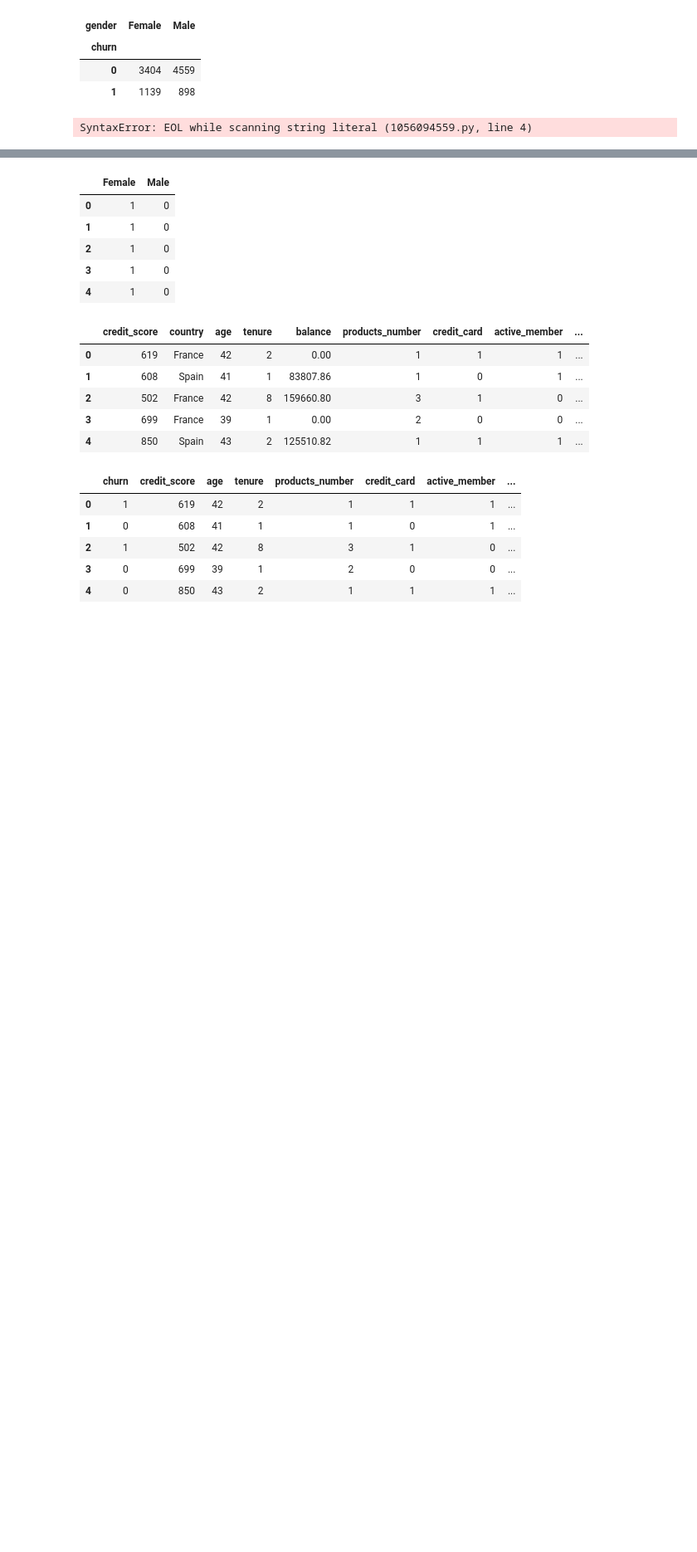
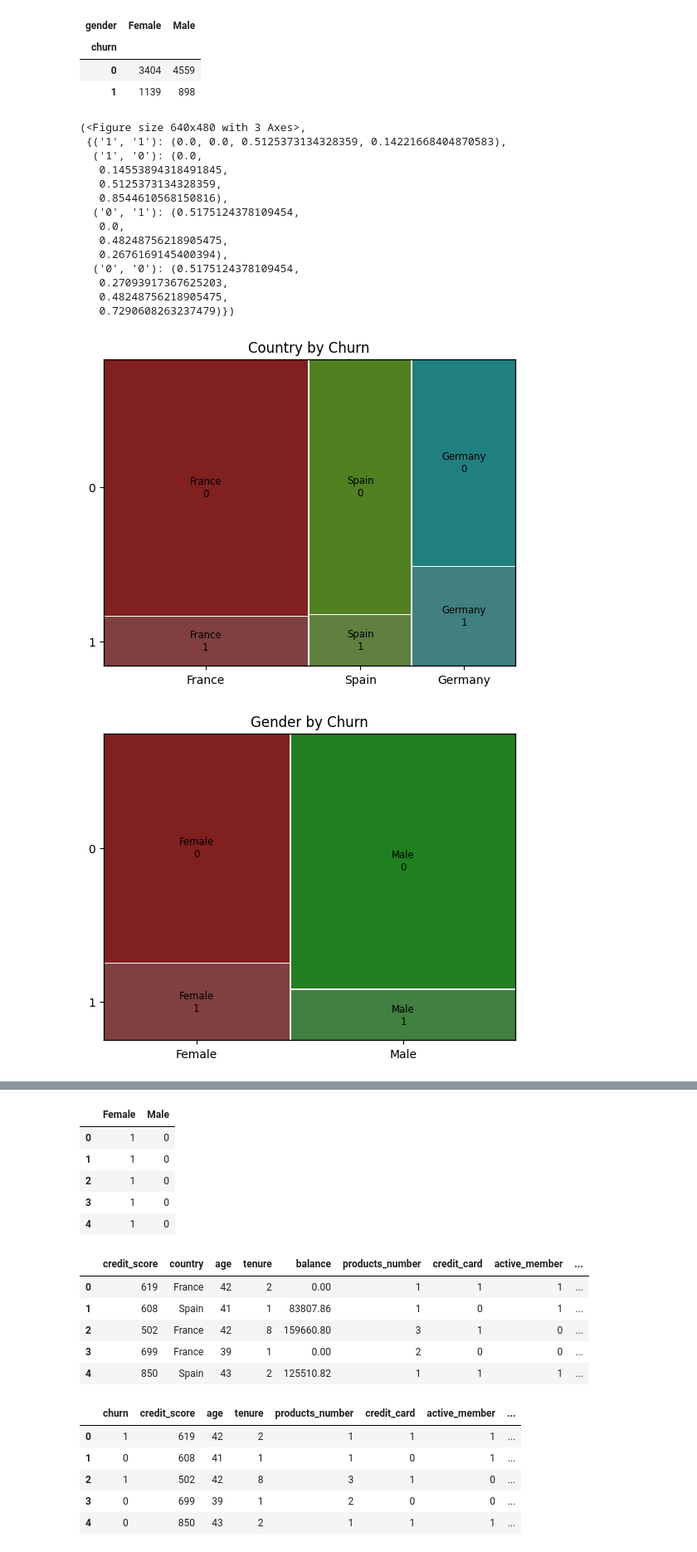
Before and after one commit to mmwitters/CDA_Project, a Jupyter notebook: Final Project.ipynb, the cells around one changed output, grey strips where cells are left out. Shown at 83% size. Saved outputs shown, nothing was run; the diff lists cells and outputs as text; code cells hidden in the pictures; blank space fills up the shorter version.

```diff
--- a/Final Project.ipynb
+++ b/Final Project.ipynb
@@ -155,9 +156,24 @@ crosstable
 # %%
 mosaic(data, ['country', 'churn'], title="Country by Churn")
 mosaic(data, ['gender', 'churn'], title="Gender by Churn")
 labelizer = lambda k: {('0','0'): 'no credit_card', ('0','1'): 'no credit_card', ('1','0'): 'credit_card',('1','1'): 'credit_card'}[k]
-mosaic(data, ['credit_card', 'churn'], labelizer =labelizer, tile="Credit Card by Churn")
+mosaic(data, ['credit_card', 'churn'], labelizer =labelizer, title="Credit Card by Churn")
 labels = lambda k: {('0','0'): 'non-active member', ('0','1'): 'non-active member', ('1','0'): 'active_member',('1','1'): 'active_member'}[k]
-mosaic(data, ['active_member', 'churn'], labelizer=labels, tilte="Active Member by Churn")
+mosaic(data, ['active_member', 'churn'], labelizer=labels, title="Active Member by Churn")
 # %% [output]
-SyntaxError: EOL while scanning string literal (1056094559.py, line 4)
+(<Figure size 640x480 with 3 Axes>,
+ {('1', '1'): (0.0, 0.0, 0.5125373134328359, 0.14221668404870583),
+  ('1', '0'): (0.0,
+   0.14553894318491845,
+   0.5125373134328359,
+   0.8544610568150816),
+  ('0', '1'): (0.5175124378109454,
+   0.0,
+   0.48248756218905475,
+   0.2676169145400394),
+  ('0', '0'): (0.5175124378109454,
+   0.27093917367625203,
+   0.48248756218905475,
+   0.7290608263237479)})
+[figure, added]
+[figure, added]
```
Also changed, not shown: parts of 7 cells of this notebook.
